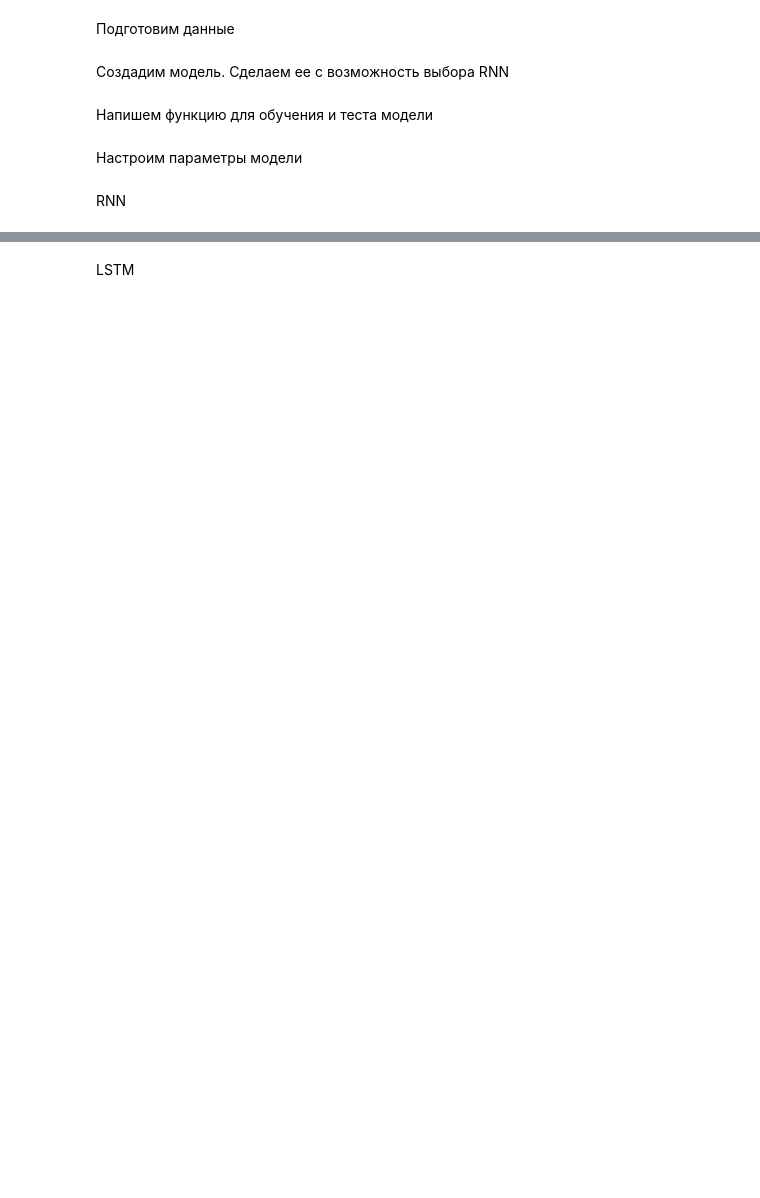
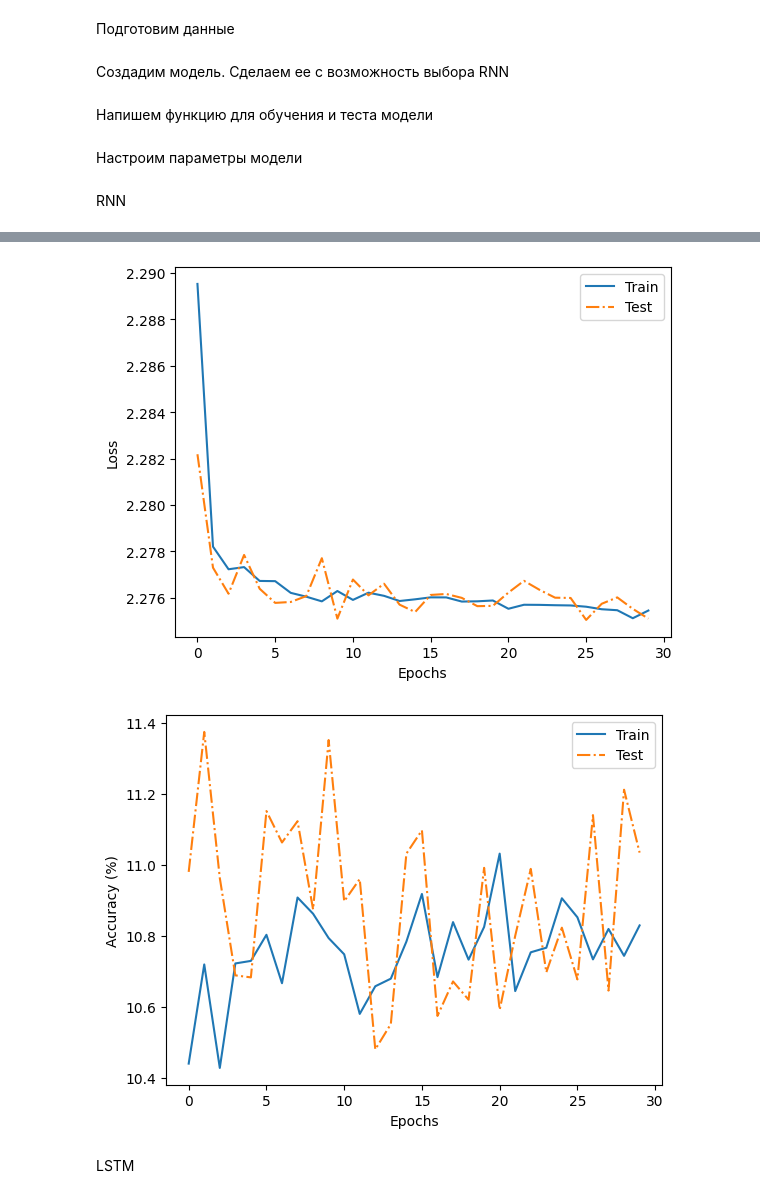
Before and after one commit to U-Ilya-V/data_science_HW, a Jupyter notebook: module_5/2_Sequences.ipynb, the cells around one changed output, grey strips where cells are left out. Saved outputs shown, nothing was run; the diff lists cells and outputs as text; code cells hidden in the pictures; blank space fills up the shorter version.

```diff
--- a/module_5/2_Sequences.ipynb
+++ b/module_5/2_Sequences.ipynb
@@ -49,3 +42,12 @@ X_train, X_test, Y_train, Y_test = train_test_split(X, Y, test_size=0.2, random_
+# %%
+seq_length = 25
+num_sequences = 7000
+
+# Генерация данных
+X, Y = get_dataset(num_sequences, seq_length)
+
+# Разделение данных на тренировочную и тестовую выборку
+X_train, X_test, Y_train, Y_test = train_test_split(X, Y, test_size=0.2, random_state=42)
 # %% [markdown]
 Подготовим данные
 # %%
@@ -158,11 +160,26 @@ def train_and_evaluate(model, train_loader, test_loader, num_epochs=10, learning
         test_losses.append(test_loss / len(test_loader))
 
         # LOG
-        print(f"Epoch [{epoch + 1}/{num_epochs}], "
-              f"Train Loss: {train_losses[-1]:.4f}, Train Accuracy: {train_accuracies[-1]:.2f}%, "
-              f"Test Loss: {test_losses[-1]:.4f}, Test Accuracy: {test_accuracies[-1]:.2f}%")
+        print(f"Epoch [{epoch + 1}/{num_epochs}]")
+        print(f"Train Loss: {train_losses[-1]:.4f}%, Test Loss: {test_losses[-1]:.2f}%")
+        print(f"Train Accuracy: {train_accuracies[-1]:.4f}, Test Accuracy: {test_accuracies[-1]:.2f}")
+        print()
 
-    return train_losses, test_losses, train_accuracies, test_accuracies
+    plt.plot(train_losses, label="Train")
+    plt.plot(test_losses, '-.', label="Test")
+    plt.xlabel("Epochs")
+    plt.ylabel("Loss")
+    plt.legend()
+    plt.show()
+
+    plt.plot(train_accuracies, label="Train")
+    plt.plot(test_accuracies, '-.', label="Test")
+    plt.xlabel("Epochs")
+    plt.ylabel("Accuracy (%)")
+    plt.legend()
+    plt.show()
+
+    return
 # %% [markdown]
 Настроим параметры модели
 # %%
@@ -176,7 +193,5 @@ learning_rate = 0.001
 RNN
 # %%
 rnn_model = RNNModel("RNN", input_size, hidden_size, output_size, num_layers)
-rnn_train_losses, rnn_test_losses, rnn_train_accuracies, rnn_test_accuracies = train_and_evaluate(
-    rnn_model, train_loader, test_loader, num_epochs, learning_rate
-)
+train_and_evaluate(rnn_model, train_loader, test_loader, num_epochs, learning_rate)
 # %% [output]
@@ -200,3 +215,5 @@ Epoch [30/30], Train Loss: 2.2758, Train Accuracy: 10.79%, Test Loss: 2.2787, Te
+[figure, added]
+[figure, added]
 # %% [markdown]
 LSTM
 # %%
```
Also changed, not shown: parts of 11 cells of this notebook, 1 other file.
